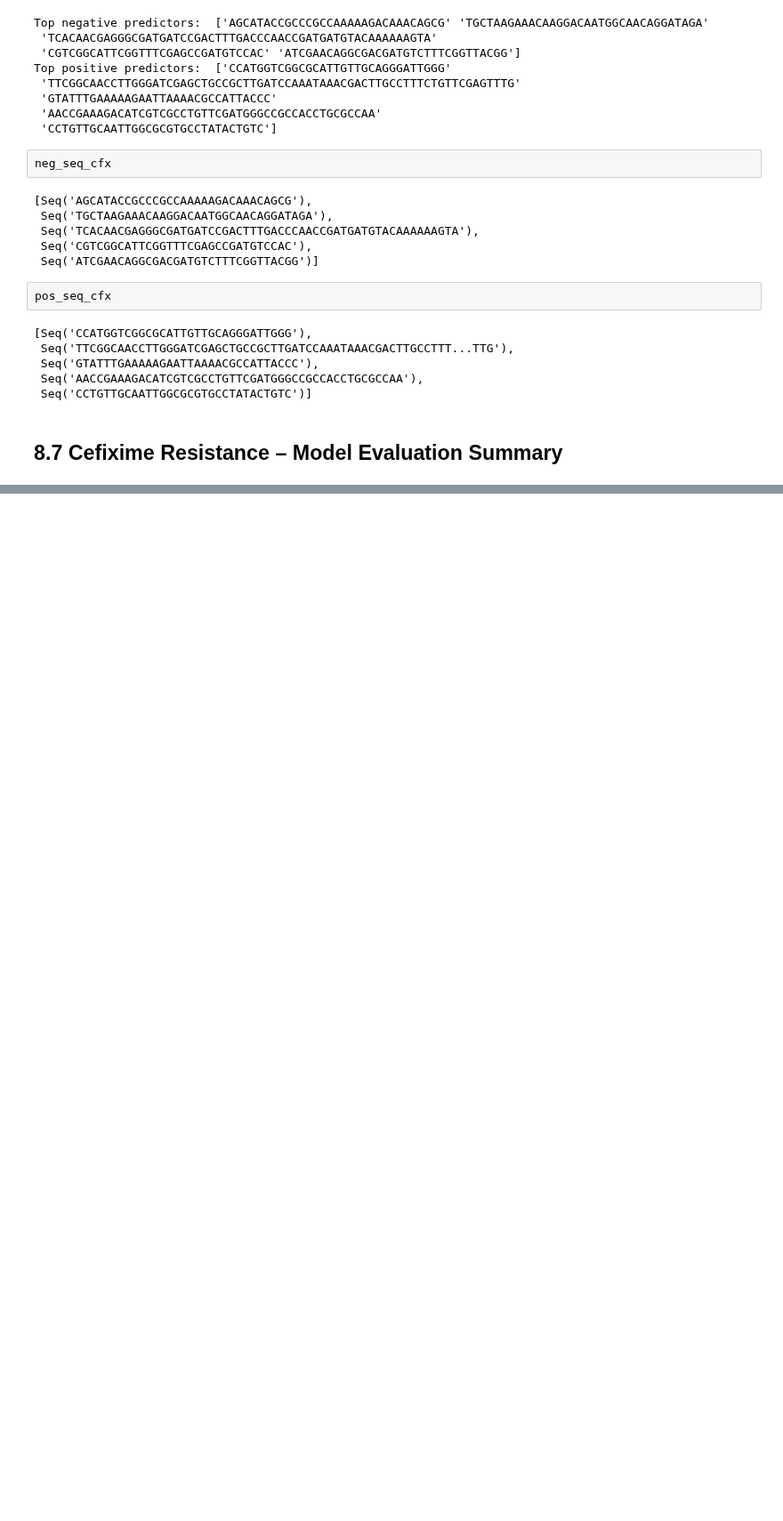
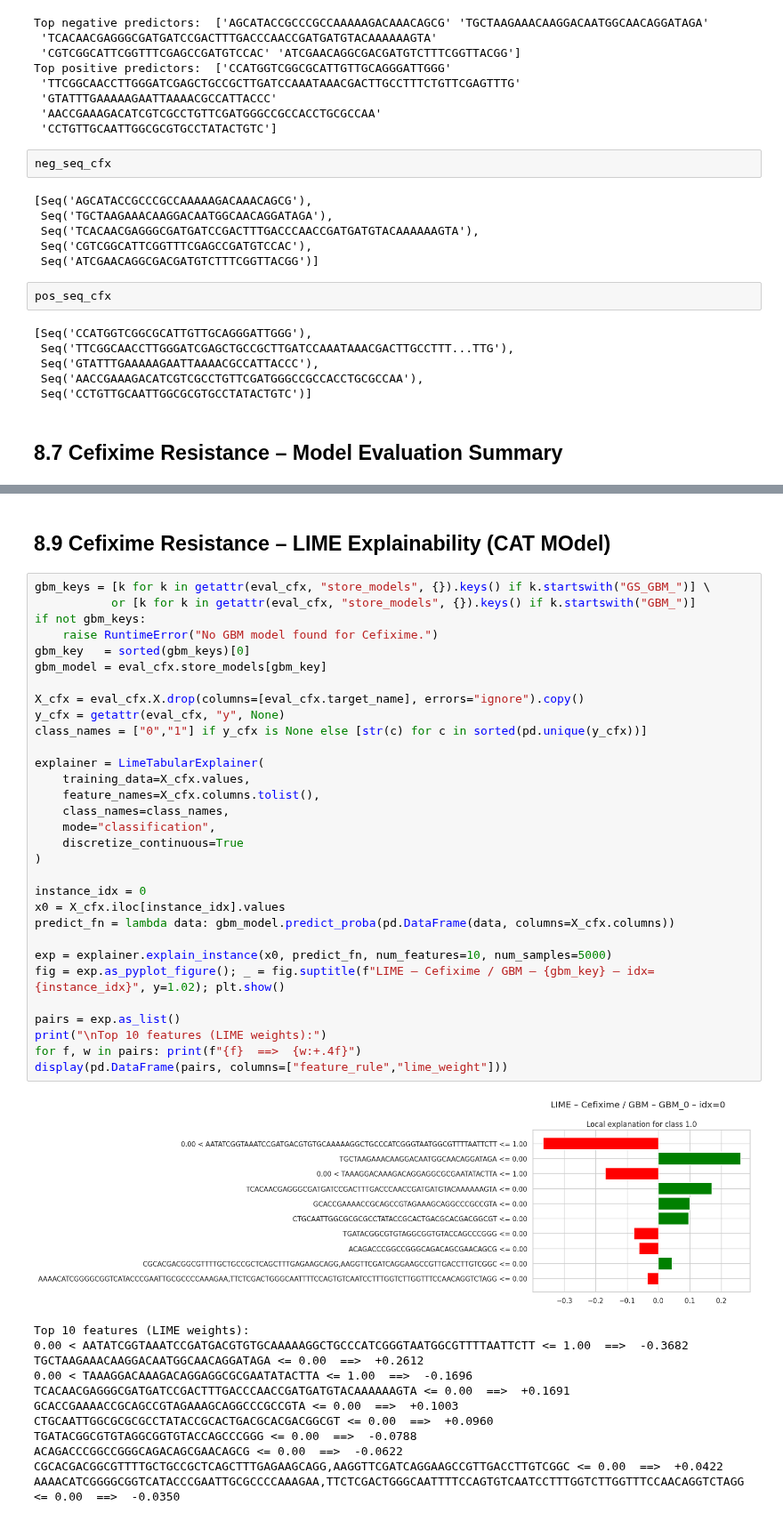
Before and after one commit to MrEktirir/Antibiotics-Resistance-Prediction, a Jupyter notebook: Notebooks/main.ipynb, the cells around one changed output, grey strips where cells are left out. Shown at 89% size. Cells and saved outputs as stored; diff of their text form; blank space fills up the shorter version.

```diff
--- a/Notebooks/main.ipynb
+++ b/Notebooks/main.ipynb
@@ -2356,0 +2526,46 @@ display(top10_cfx)
+# %% [markdown]
+## 8.9 Cefixime Resistance – LIME Explainability (CAT MOdel)
+# %%
+gbm_keys = [k for k in getattr(eval_cfx, "store_models", {}).keys() if k.startswith("GS_GBM_")] \
+           or [k for k in getattr(eval_cfx, "store_models", {}).keys() if k.startswith("GBM_")]
+if not gbm_keys:
+    raise RuntimeError("No GBM model found for Cefixime.")
+gbm_key   = sorted(gbm_keys)[0]
+gbm_model = eval_cfx.store_models[gbm_key]
+
+X_cfx = eval_cfx.X.drop(columns=[eval_cfx.target_name], errors="ignore").copy()
+y_cfx = getattr(eval_cfx, "y", None)
+class_names = ["0","1"] if y_cfx is None else [str(c) for c in sorted(pd.unique(y_cfx))]
+
+explainer = LimeTabularExplainer(
+    training_data=X_cfx.values,
+    feature_names=X_cfx.columns.tolist(),
+    class_names=class_names,
+    mode="classification",
+    discretize_continuous=True
+)
+
+instance_idx = 0
+x0 = X_cfx.iloc[instance_idx].values
+predict_fn = lambda data: gbm_model.predict_proba(pd.DataFrame(data, columns=X_cfx.columns))
+
+exp = explainer.explain_instance(x0, predict_fn, num_features=10, num_samples=5000)
+fig = exp.as_pyplot_figure(); _ = fig.suptitle(f"LIME – Cefixime / GBM – {gbm_key} – idx={instance_idx}", y=1.02); plt.show()
+
+pairs = exp.as_list()
+print("\nTop 10 features (LIME weights):")
+for f, w in pairs: print(f"{f}  ==>  {w:+.4f}")
+display(pd.DataFrame(pairs, columns=["feature_rule","lime_weight"]))
+# %% [output]
+[figure, added]
+Top 10 features (LIME weights):
+0.00 < AATATCGGTAAATCCGATGACGTGTGCAAAAAGGCTGCCCATCGGGTAATGGCGTTTTAATTCTT <= 1.00  ==>  -0.3682
+TGCTAAGAAACAAGGACAATGGCAACAGGATAGA <= 0.00  ==>  +0.2612
+0.00 < TAAAGGACAAAGACAGGAGGCGCGAATATACTTA <= 1.00  ==>  -0.1696
+TCACAACGAGGGCGATGATCCGACTTTGACCCAACCGATGATGTACAAAAAAGTA <= 0.00  ==>  +0.1691
+GCACCGAAAACCGCAGCCGTAGAAAGCAGGCCCGCCGTA <= 0.00  ==>  +0.1003
+CTGCAATTGGCGCGCGCCTATACCGCACTGACGCACGACGGCGT <= 0.00  ==>  +0.0960
+TGATACGGCGTGTAGGCGGTGTACCAGCCCGGG <= 0.00  ==>  -0.0788
+ACAGACCCGGCCGGGCAGACAGCGAACAGCG <= 0.00  ==>  -0.0622
+CGCACGACGGCGTTTTGCTGCCGCTCAGCTTTGAGAAGCAGG,AAGGTTCGATCAGGAAGCCGTTGACCTTGTCGGC <= 0.00  ==>  +0.0422
+AAAACATCGGGGCGGTCATACCCGAATTGCGCCCCAAAGAA,TTCTCGACTGGGCAATTTTCCAGTGTCAATCCTTTGGTCTTGGTTTCCAACAGGTCTAGG <= 0.00  ==>  -0.0350
```
Also changed, not shown: parts of 25 cells of this notebook.
